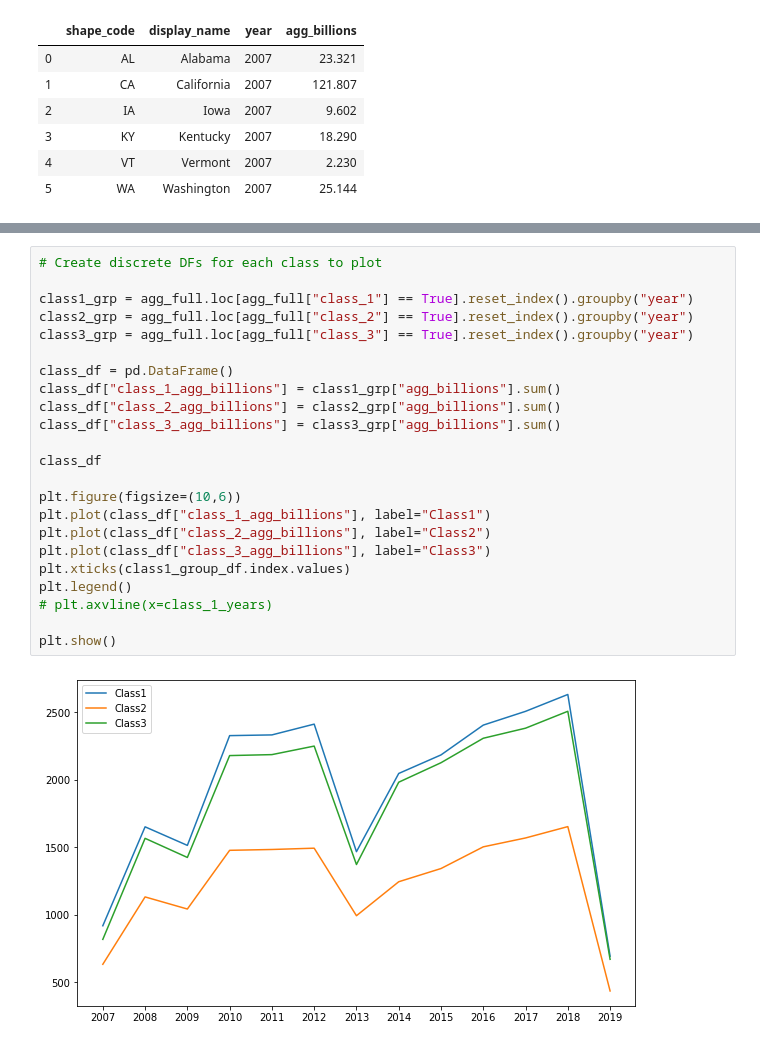
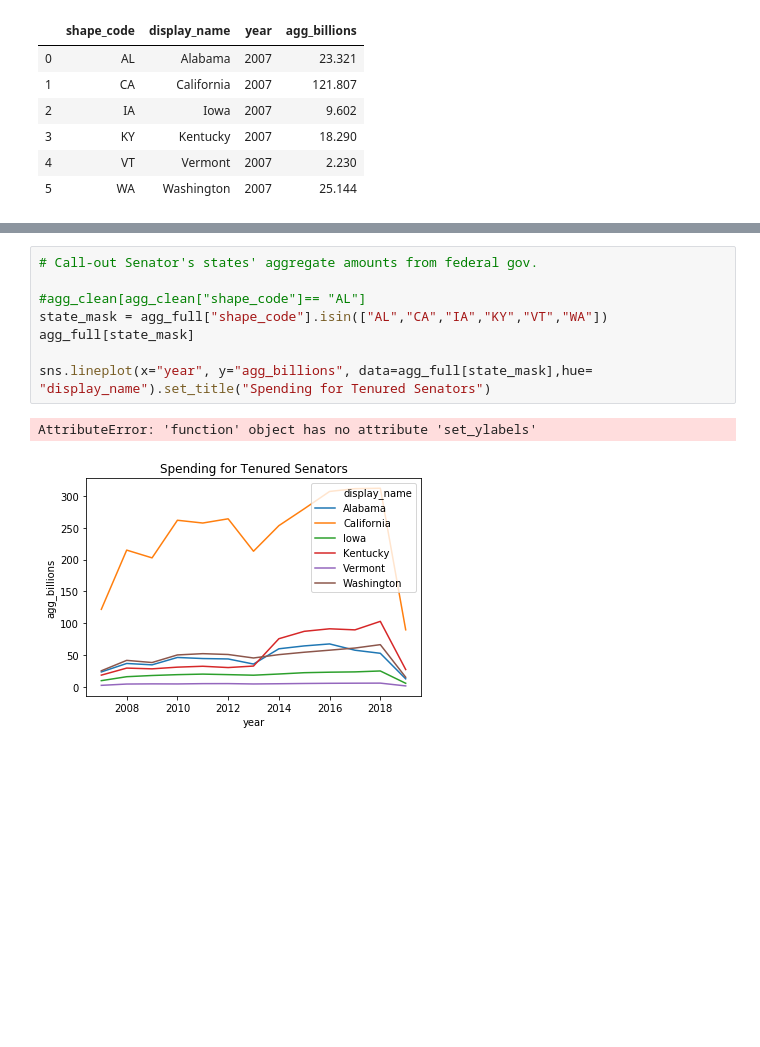
Before and after one commit to lukelukens/list_of_dicts, a Jupyter notebook: Spending_API.ipynb, the cells around one changed output, grey strips where cells are left out. Cells and saved outputs as stored; diff of their text form; blank space fills up the shorter version.

```diff
--- a/Spending_API.ipynb
+++ b/Spending_API.ipynb
@@ -291,25 +340,11 @@ agg_full
-# %%
-# Create discrete DFs for each class to plot
-
-class1_grp = agg_full.loc[agg_full["class_1"] == True].reset_index().groupby("year")
-class2_grp = agg_full.loc[agg_full["class_2"] == True].reset_index().groupby("year")
-class3_grp = agg_full.loc[agg_full["class_3"] == True].reset_index().groupby("year")
-
-class_df = pd.DataFrame()
-class_df["class_1_agg_billions"] = class1_grp["agg_billions"].sum()
-class_df["class_2_agg_billions"] = class2_grp["agg_billions"].sum()
-class_df["class_3_agg_billions"] = class3_grp["agg_billions"].sum()
-
-class_df
-
-plt.figure(figsize=(10,6))
-plt.plot(class_df["class_1_agg_billions"], label="Class1")
-plt.plot(class_df["class_2_agg_billions"], label="Class2")
-plt.plot(class_df["class_3_agg_billions"], label="Class3")
-plt.xticks(class1_group_df.index.values)
-plt.legend()
-# plt.axvline(x=class_1_years)
-
-plt.show()
-# %% [output]
-[figure, removed]
+# %%
+# Call-out Senator's states' aggregate amounts from federal gov.
+
+#agg_clean[agg_clean["shape_code"]== "AL"]
+state_mask = agg_full["shape_code"].isin(["AL","CA","IA","KY","VT","WA"])
+agg_full[state_mask]
+
+sns.lineplot(x="year", y="agg_billions", data=agg_full[state_mask],hue= "display_name").set_title("Spending for Tenured Senators")
+# %% [output]
+AttributeError: 'function' object has no attribute 'set_ylabels'
+[figure, added]
```
Also changed, not shown: parts of 12 cells of this notebook.
